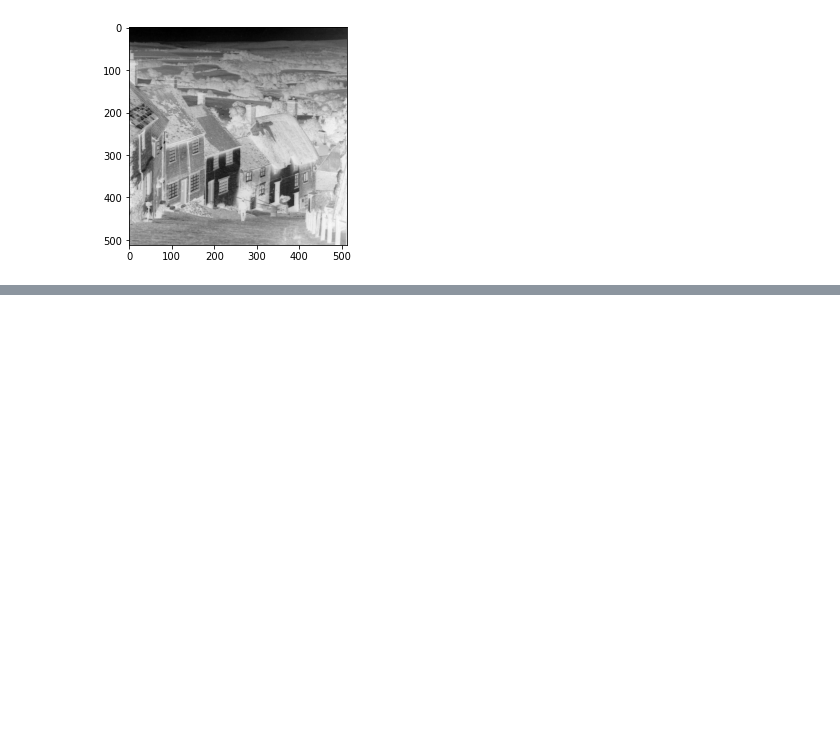
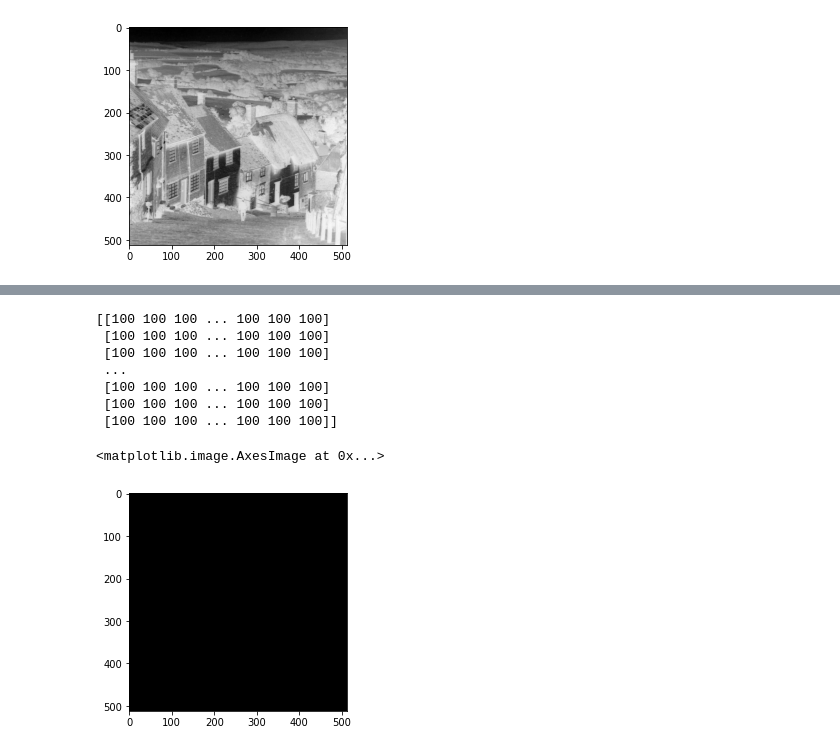
Before and after one commit to matheusrotta7/image_processing, a Jupyter notebook: trabalhos/trabalho0/Trabalho 0.ipynb, the cells around one changed output, grey strips where cells are left out. Cells and saved outputs as stored; diff of their text form; code cells hidden in the pictures; blank space fills up the shorter version.

```diff
--- a/trabalhos/trabalho0/Trabalho 0.ipynb
+++ b/trabalhos/trabalho0/Trabalho 0.ipynb
@@ -82,0 +93,14 @@ IndexError: invalid index to scalar variable.
+# %%
+new_img_v = 100*img//255 +100
+print(new_img_v)
+plt.imshow(new_img_v, cmap='gray')
+# %% [output]
+[[100 100 100 ... 100 100 100]
+ [100 100 100 ... 100 100 100]
+ [100 100 100 ... 100 100 100]
+ ...
+ [100 100 100 ... 100 100 100]
+ [100 100 100 ... 100 100 100]
+ [100 100 100 ... 100 100 100]]
+<matplotlib.image.AxesImage at 0x...>
+[figure, added]
```
Also changed, not shown: parts of 3 cells of this notebook.
